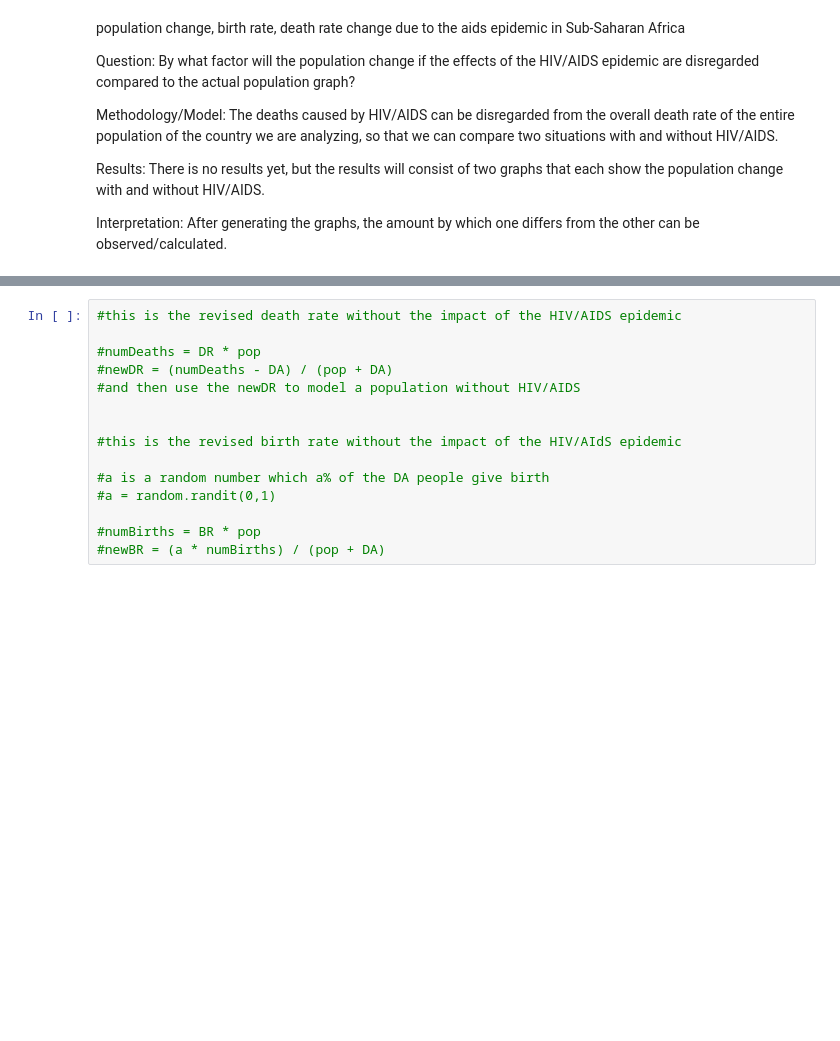
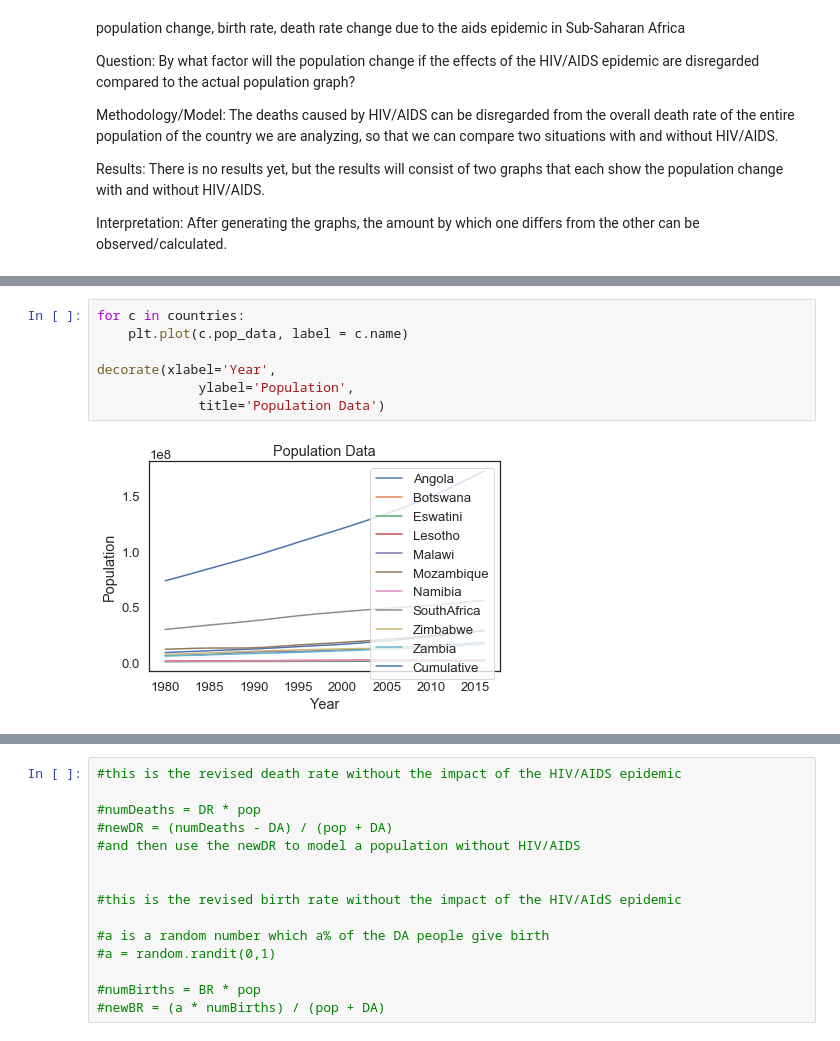
Before and after one commit to SkyeOzga/ModSimPy-Projects, a Jupyter notebook: Project 1 Ozga Rho -- Pivot Edition.ipynb, the cells around one changed output, grey strips where cells are left out. Drawn from its saved outputs; the diff is of its cells as text; blank space fills up the shorter version.

```diff
--- a/Project 1 Ozga Rho -- Pivot Edition.ipynb
+++ b/Project 1 Ozga Rho -- Pivot Edition.ipynb
@@ -78,0 +217,9 @@ plot(years,angolaDR)
+# %%
+for c in countries:
+    plt.plot(c.pop_data, label = c.name)
+
+decorate(xlabel='Year',
+             ylabel='Population',
+             title='Population Data')
+# %% [output]
+[figure, added]
```
Also changed, not shown: parts of 20 cells of this notebook.
